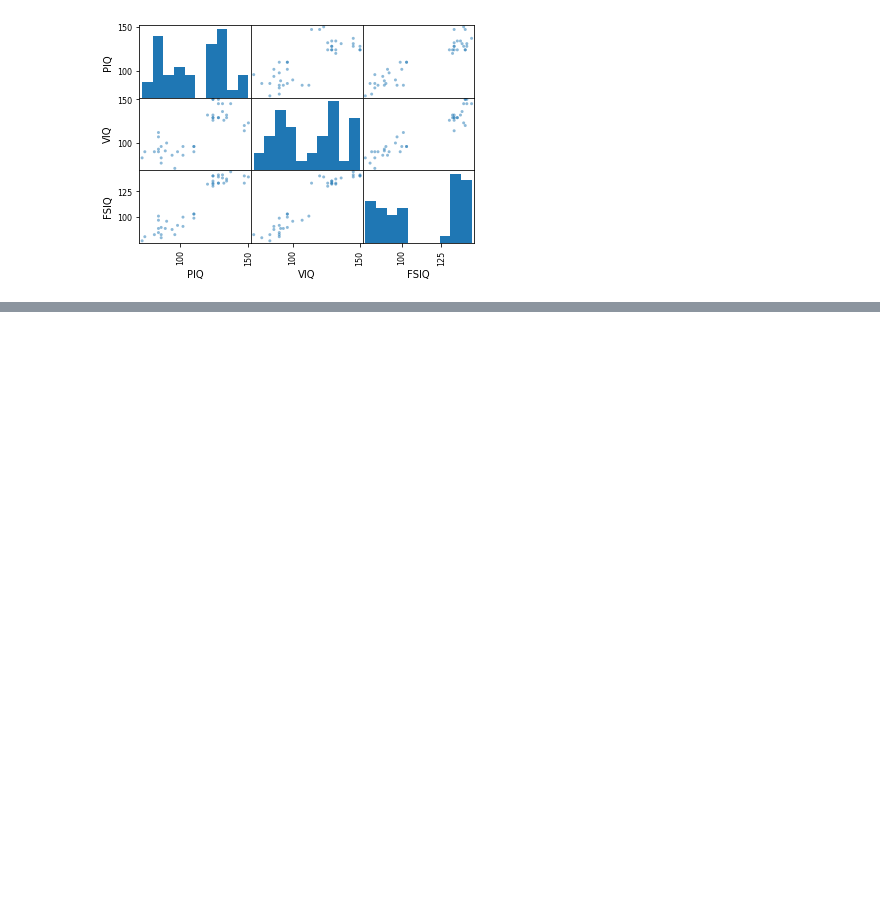
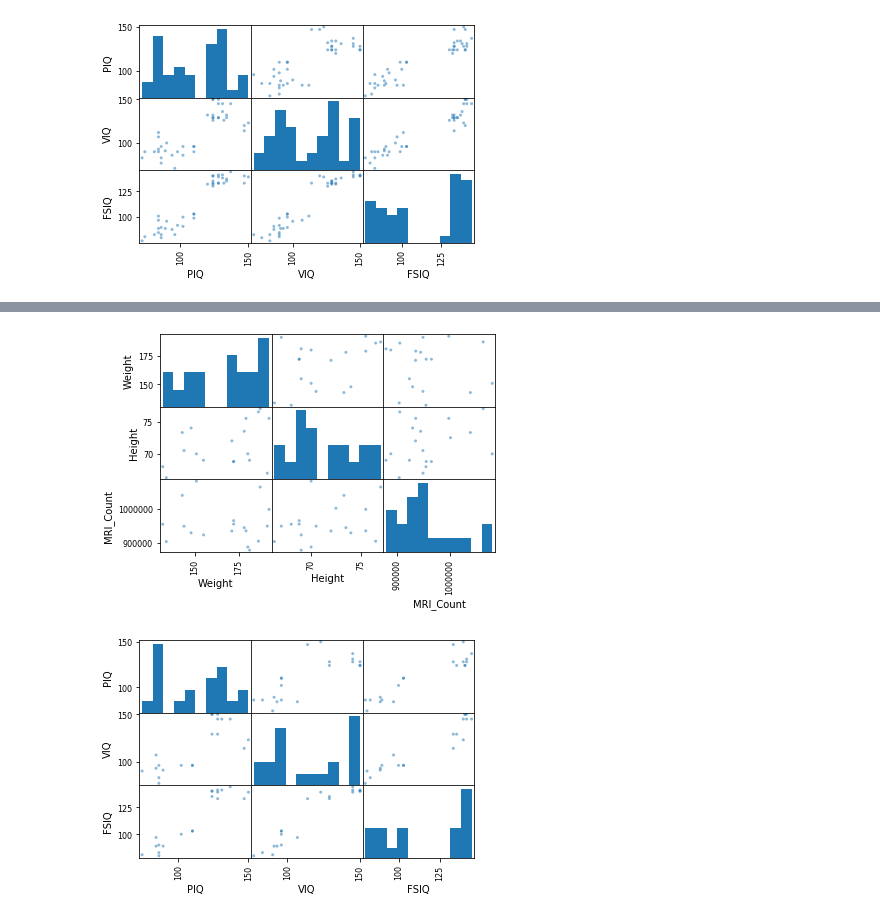
Before and after one commit to after23/-ET3107-Pemrograman-Lanjut, a Jupyter notebook: Latihan 3.1.1 dan 3.1.3/Latihan 3.1.1.ipynb, the cells around one changed output, grey strips where cells are left out. Drawn from its saved outputs; the diff is of its cells as text; code cells hidden in the pictures; blank space fills up the shorter version.

```diff
--- a/Latihan 3.1.1 dan 3.1.3/Latihan 3.1.1.ipynb
+++ b/Latihan 3.1.1 dan 3.1.3/Latihan 3.1.1.ipynb
@@ -106,0 +114,7 @@ plt.show()
+# %%
+plotting.scatter_matrix(data[data['Gender']=='Male'][['Weight','Height','MRI_Count']])
+plotting.scatter_matrix(data[data['Gender']=='Male'][['PIQ', 'VIQ', 'FSIQ']])
+plt.show()
+# %% [output]
+[figure, added]
+[figure, added]
```
Also changed, not shown: parts of 1 cell of this notebook.
